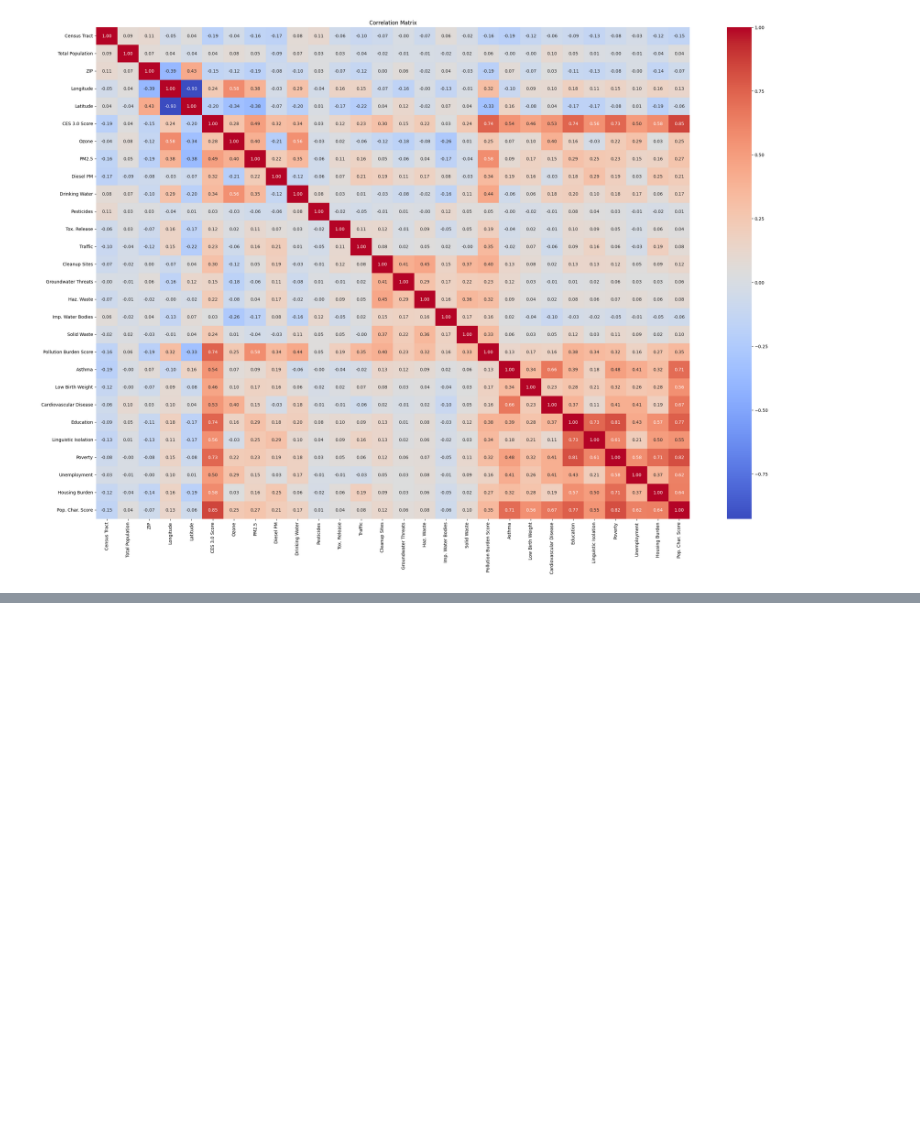
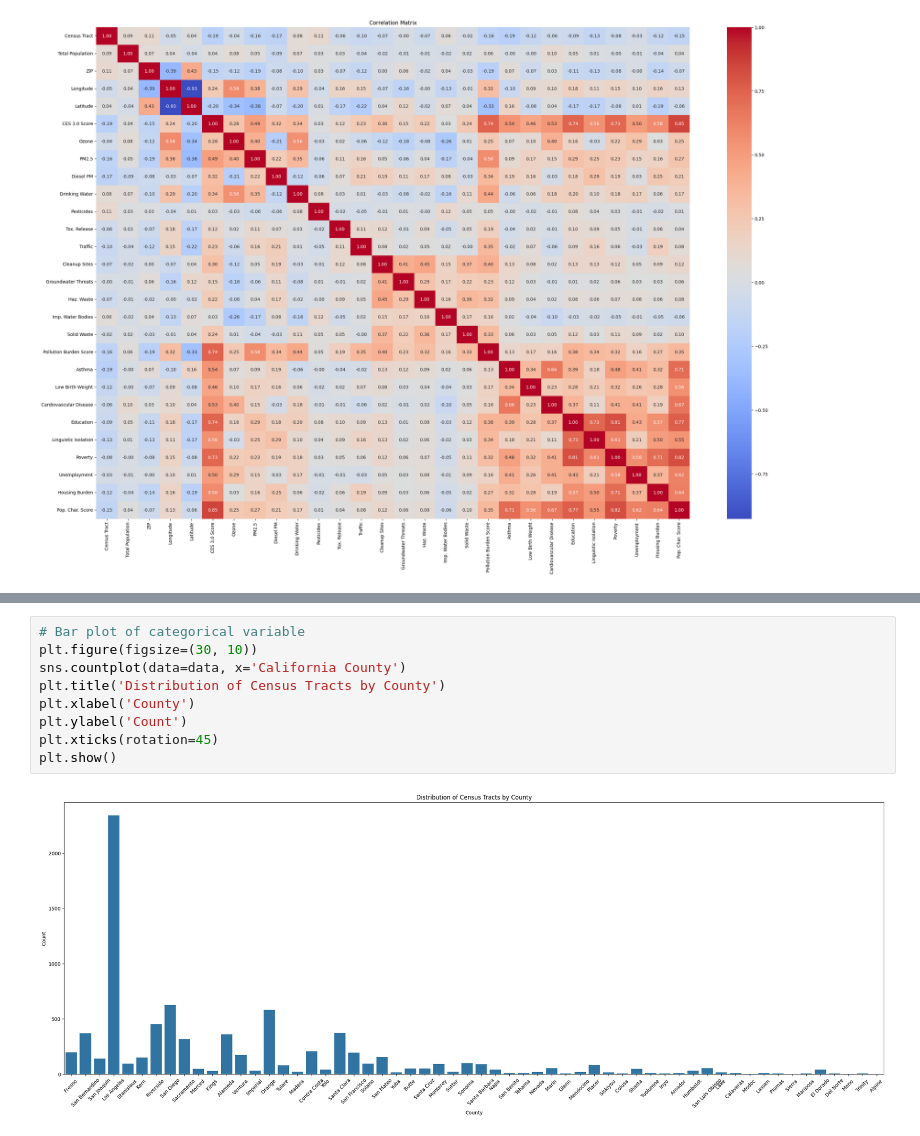
Before and after one commit to KarthikPudi/602-Project, a Jupyter notebook: Project_Check.ipynb, the cells around one changed output, grey strips where cells are left out. Drawn from its saved outputs; the diff is of its cells as text; blank space fills up the shorter version.

```diff
--- a/Project_Check.ipynb
+++ b/Project_Check.ipynb
@@ -231,0 +282,11 @@ PM2.5
+# %%
+# Bar plot of categorical variable
+plt.figure(figsize=(30, 10))
+sns.countplot(data=data, x='California County')
+plt.title('Distribution of Census Tracts by County')
+plt.xlabel('County')
+plt.ylabel('Count')
+plt.xticks(rotation=45)
+plt.show()
+# %% [output]
+[figure, added]
```
Also changed, not shown: parts of 10 cells of this notebook.
